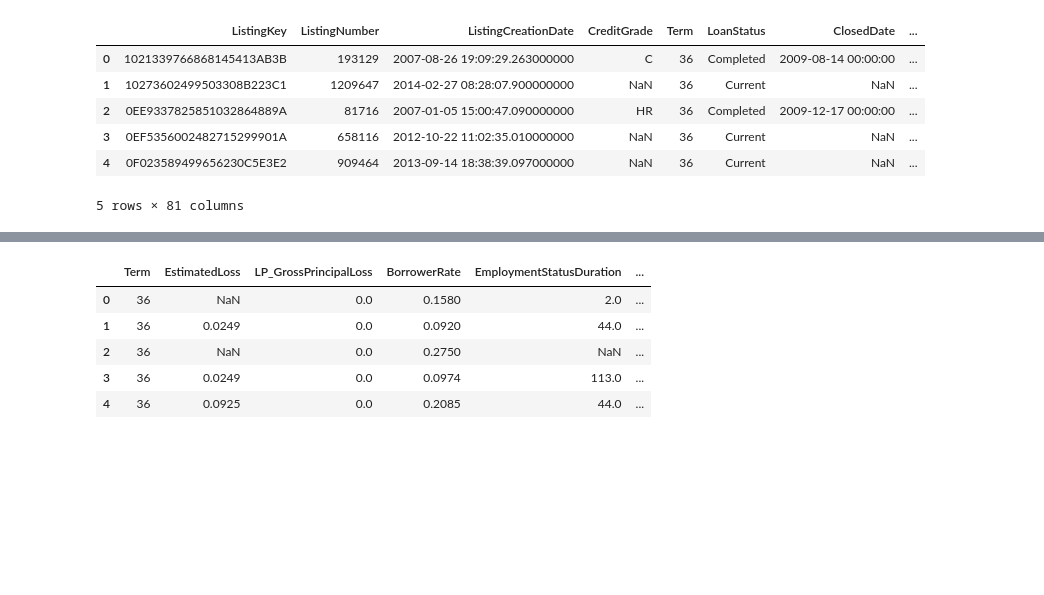
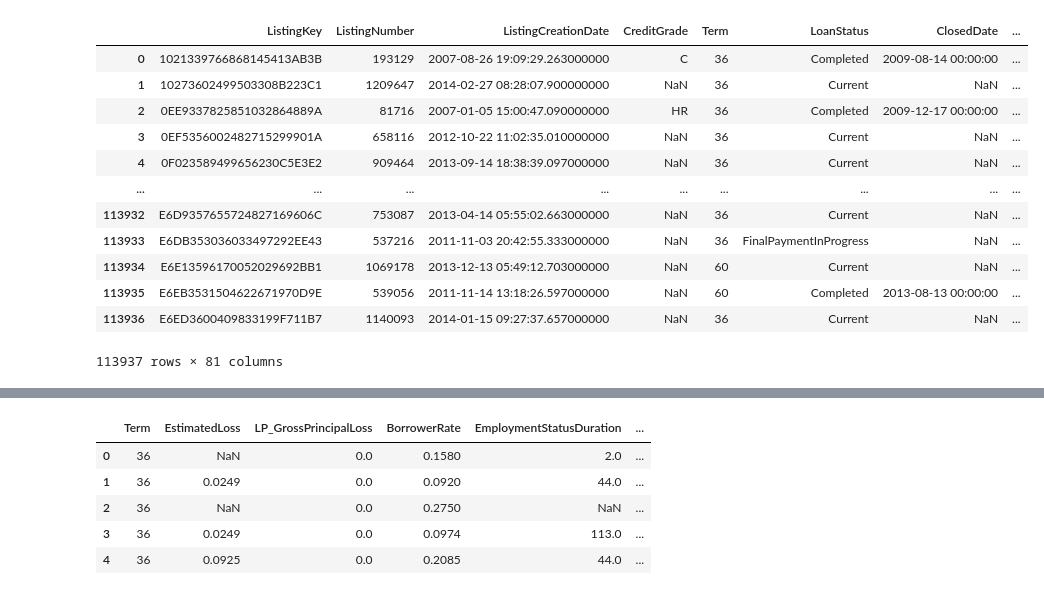
Before and after one commit to LachlanPotter33/Proj-4-Group-3, a Jupyter notebook: Notebooks/Untitled.ipynb, the cells around one changed output, grey strips where cells are left out. Drawn from its saved outputs; the diff is of its cells as text; code cells hidden in the pictures; blank space fills up the shorter version.

```diff
--- a/Notebooks/Untitled.ipynb
+++ b/Notebooks/Untitled.ipynb
@@ -14,15 +14,21 @@ file_path = "../Data/prosperLoanData.csv"
 # %%
 # Read the CSV file into a Pandas DataFrame
 Uncleaned_df = pd.read_csv(file_path)
 
 # Review the DataFrame
 
-Uncleaned_df.head()
+Uncleaned_df
 # %% [output]
 |  | ListingKey | ListingNumber | ListingCreationDate | CreditGrade | Term | LoanStatus | ClosedDate | ... |
 | 0 | 1021339766868145413AB3B | 193129 | 2007-08-26 19:09:29.263000000 | C | 36 | Completed | 2009-08-14 00:00:00 | ... |
 | 1 | 10273602499503308B223C1 | 1209647 | 2014-02-27 08:28:07.900000000 | NaN | 36 | Current | NaN | ... |
 | 2 | 0EE9337825851032864889A | 81716 | 2007-01-05 15:00:47.090000000 | HR | 36 | Completed | 2009-12-17 00:00:00 | ... |
 | 3 | 0EF5356002482715299901A | 658116 | 2012-10-22 11:02:35.010000000 | NaN | 36 | Current | NaN | ... |
 | 4 | 0F023589499656230C5E3E2 | 909464 | 2013-09-14 18:38:39.097000000 | NaN | 36 | Current | NaN | ... |
+| ... | ... | ... | ... | ... | ... | ... | ... | ... |
+| 113932 | E6D9357655724827169606C | 753087 | 2013-04-14 05:55:02.663000000 | NaN | 36 | Current | NaN | ... |
+| 113933 | E6DB353036033497292EE43 | 537216 | 2011-11-03 20:42:55.333000000 | NaN | 36 | FinalPaymentInProgress | NaN | ... |
+| 113934 | E6E13596170052029692BB1 | 1069178 | 2013-12-13 05:49:12.703000000 | NaN | 60 | Current | NaN | ... |
+| 113935 | E6EB3531504622671970D9E | 539056 | 2011-11-14 13:18:26.597000000 | NaN | 60 | Completed | 2013-08-13 00:00:00 | ... |
+| 113936 | E6ED3600409833199F711B7 | 1140093 | 2014-01-15 09:27:37.657000000 | NaN | 36 | Current | NaN | ... |
-5 rows × 81 columns
+113937 rows × 81 columns
```
Also changed, not shown: parts of 9 cells of this notebook.
